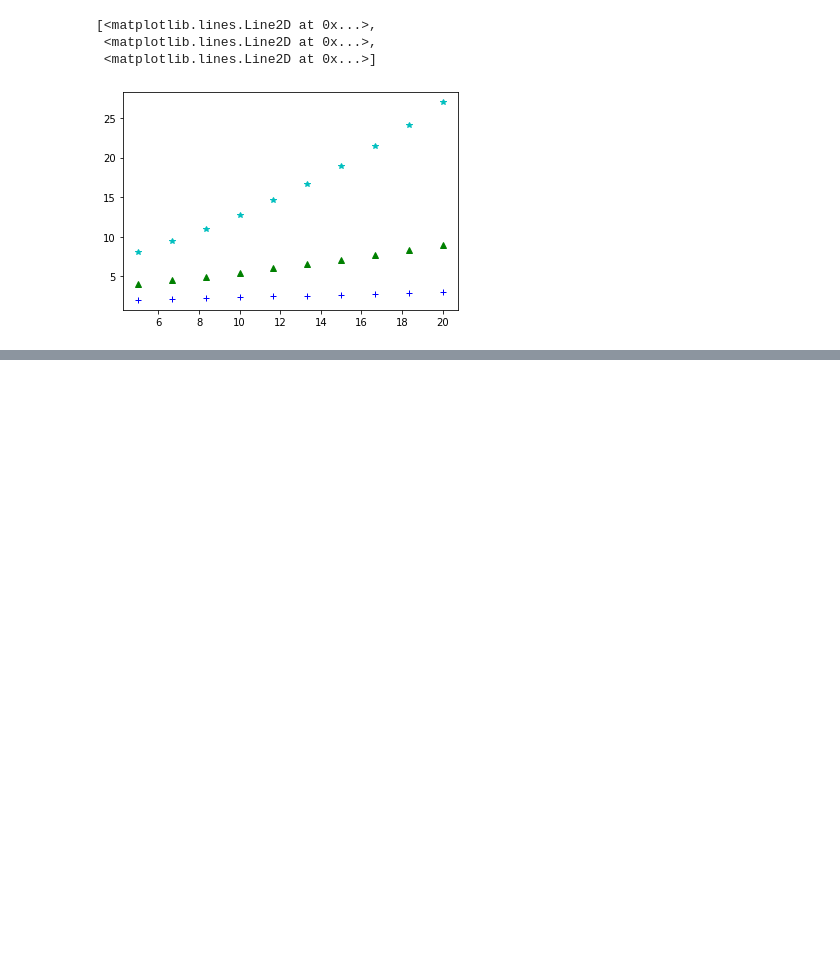
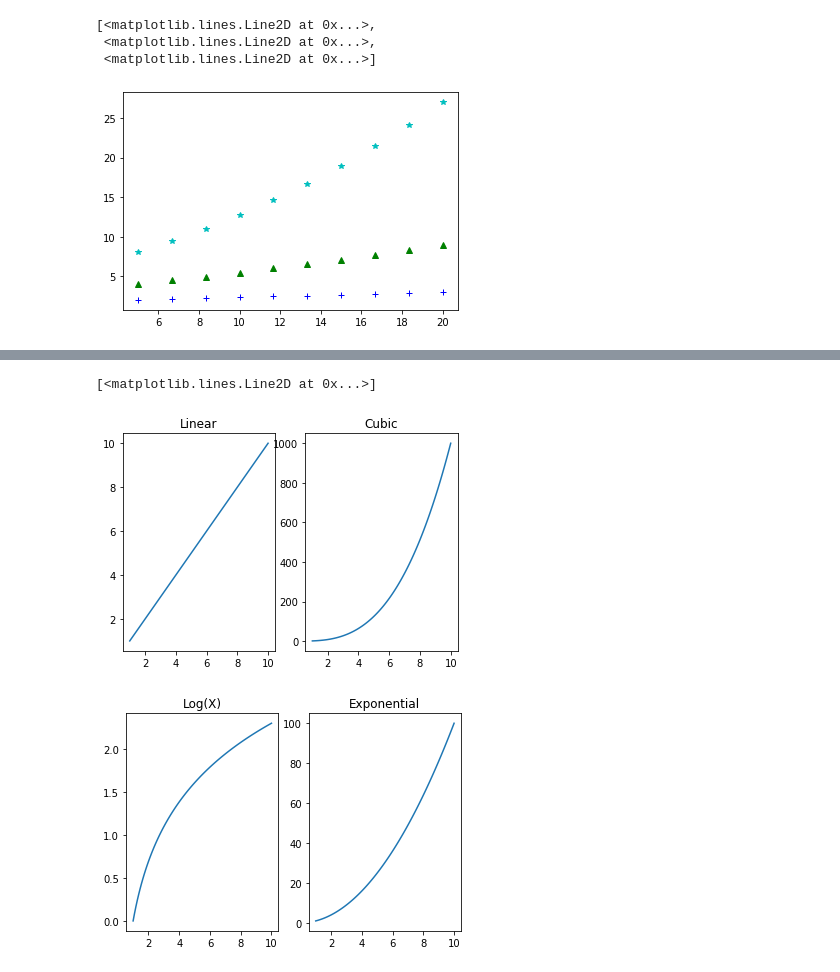
Before and after one commit to Deepanshuchauhan123/Machine-Learning, a Jupyter notebook: MatplotLib/MatPlotLib.ipynb, the cells around one changed output, grey strips where cells are left out. Saved outputs shown, nothing was run; the diff lists cells and outputs as text; code cells hidden in the pictures; blank space fills up the shorter version.

```diff
--- a/MatplotLib/MatPlotLib.ipynb
+++ b/MatplotLib/MatPlotLib.ipynb
@@ -54,0 +80,34 @@ plt.plot(x,y,'b+', x,y**2,'g^', x,y**3,'c*')
+# %%
+x = np.linspace(1,10,100)
+
+# optional command, since matplotlib creates a figure by default anyway
+plt.figure(1)
+
+#subplot 1
+
+plt.subplot(121)
+plt.title("Linear")
+plt.plot(x,x)
+
+# subplot 2
+plt.subplot(122)
+plt.title("Cubic")
+plt.plot(x,x**3)
+
+# To change to the next row
+plt.figure(2)
+
+# subplot 3
+plt.subplot(121)
+plt.title("Log(X)")
+plt.plot(x,np.log(x))
+
+# subplot 4
+
+plt.subplot(122)
+plt.title("Exponential")
+plt.plot(x,x**2)
+# %% [output]
+[<matplotlib.lines.Line2D at 0x...>]
+[figure, added]
+[figure, added]
```
Also changed, not shown: parts of 6 cells of this notebook, 1 other file.
